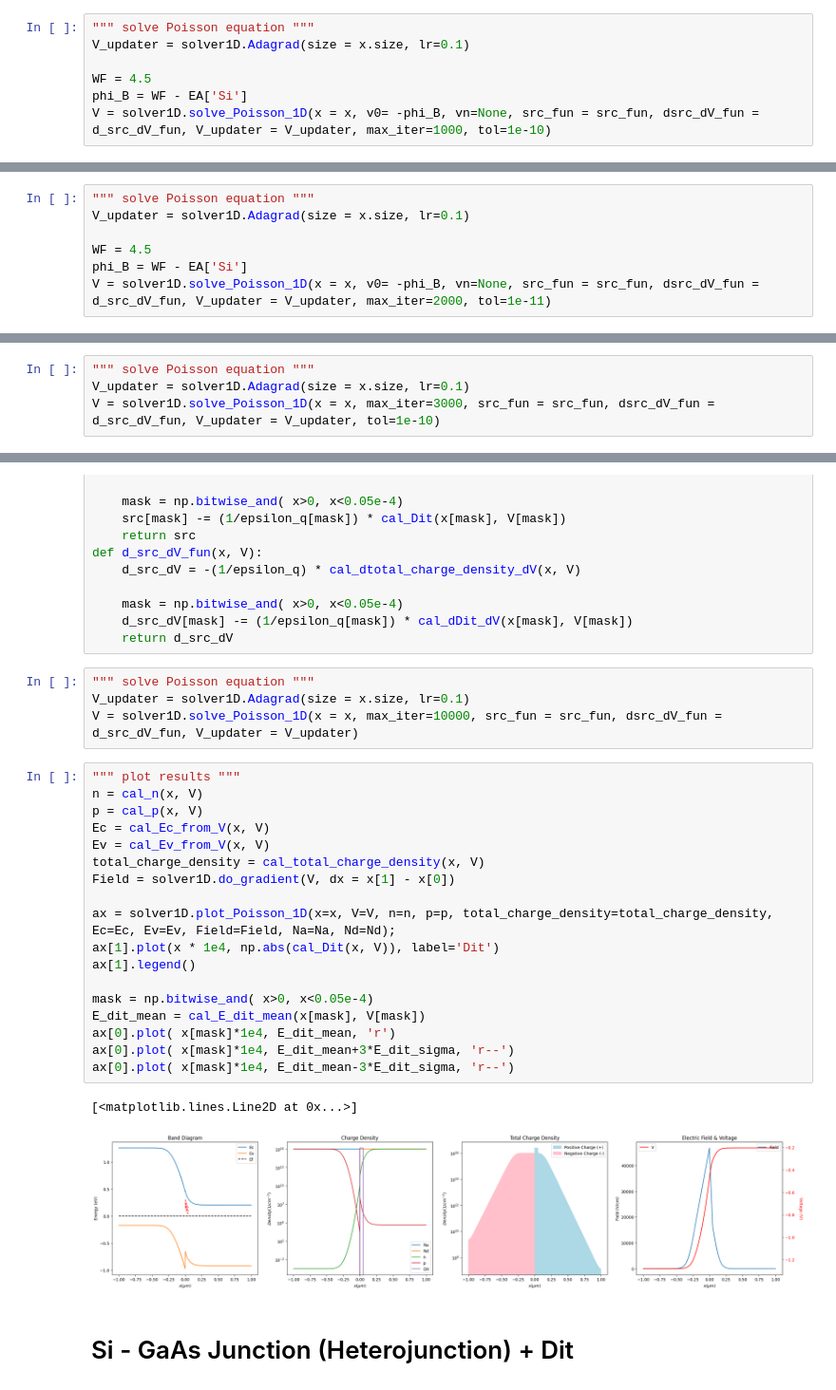
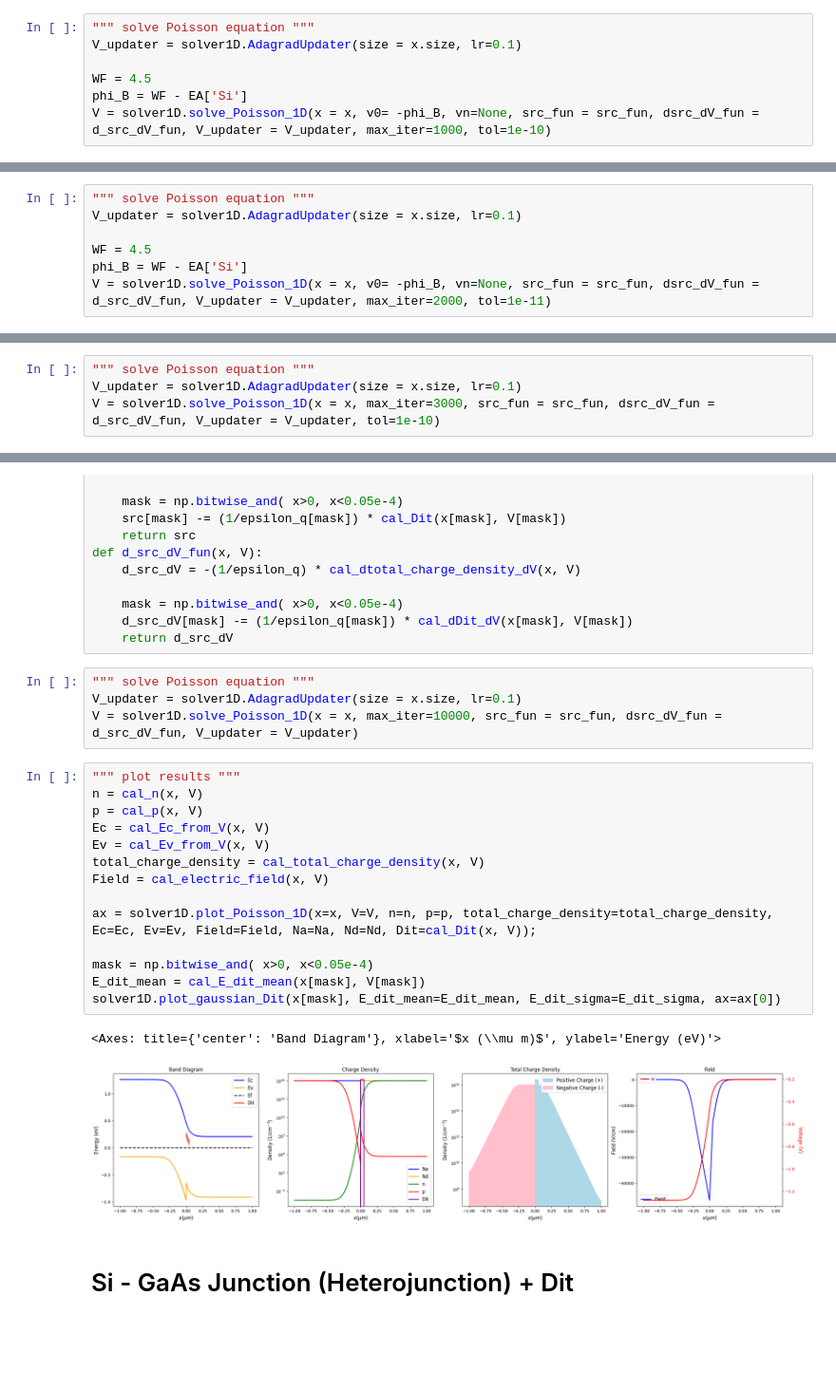
Before and after one commit to d04943016/PoissonSolver, a Jupyter notebook: notebook/test.ipynb, the cells around one changed output, grey strips where cells are left out. Shown at 95% size. Drawn from its saved outputs; the diff is of its cells as text; blank space fills up the shorter version.

```diff
--- a/notebook/test.ipynb
+++ b/notebook/test.ipynb
@@ -594,6 +549,6 @@ plt.yscale('log')
 # %%
 """ solve Poisson equation """
-V_updater = solver1D.Adagrad(size = x.size, lr=0.1)
+V_updater = solver1D.AdagradUpdater(size = x.size, lr=0.1)
 
 WF = 4.5
 phi_B = WF - EA['Si']
@@ -660,6 +610,6 @@ plt.yscale('log')
 # %%
 """ solve Poisson equation """
-V_updater = solver1D.Adagrad(size = x.size, lr=0.1)
+V_updater = solver1D.AdagradUpdater(size = x.size, lr=0.1)
 
 WF = 4.5
 phi_B = WF - EA['Si']
@@ -791,6 +736,6 @@ plt.yscale('log')
 # %%
 """ solve Poisson equation """
-V_updater = solver1D.Adagrad(size = x.size, lr=0.1)
+V_updater = solver1D.AdagradUpdater(size = x.size, lr=0.1)
 V = solver1D.solve_Poisson_1D(x = x, max_iter=3000, src_fun = src_fun, dsrc_dV_fun = d_src_dV_fun, V_updater = V_updater, tol=1e-10)
 # %%
 """ plot results """
@@ -919,29 +860,25 @@ def d_src_dV_fun(x, V):
     return d_src_dV
 # %%
 """ solve Poisson equation """
-V_updater = solver1D.Adagrad(size = x.size, lr=0.1)
+V_updater = solver1D.AdagradUpdater(size = x.size, lr=0.1)
 V = solver1D.solve_Poisson_1D(x = x, max_iter=10000, src_fun = src_fun, dsrc_dV_fun = d_src_dV_fun, V_updater = V_updater)
 # %%
 """ plot results """
 n = cal_n(x, V)
 p = cal_p(x, V)
 Ec = cal_Ec_from_V(x, V)
 Ev = cal_Ev_from_V(x, V)
 total_charge_density = cal_total_charge_density(x, V)
-Field = solver1D.do_gradient(V, dx = x[1] - x[0])
+Field = cal_electric_field(x, V)
 
-ax = solver1D.plot_Poisson_1D(x=x, V=V, n=n, p=p, total_charge_density=total_charge_density, Ec=Ec, Ev=Ev, Field=Field, Na=Na, Nd=Nd);
-ax[1].plot(x * 1e4, np.abs(cal_Dit(x, V)), label='Dit')
-ax[1].legend()
+ax = solver1D.plot_Poisson_1D(x=x, V=V, n=n, p=p, total_charge_density=total_charge_density, Ec=Ec, Ev=Ev, Field=Field, Na=Na, Nd=Nd, Dit=cal_Dit(x, V));
 
 mask = np.bitwise_and( x>0, x<0.05e-4)
 E_dit_mean = cal_E_dit_mean(x[mask], V[mask])
-ax[0].plot( x[mask]*1e4, E_dit_mean, 'r')
-ax[0].plot( x[mask]*1e4, E_dit_mean+3*E_dit_sigma, 'r--')
-ax[0].plot( x[mask]*1e4, E_dit_mean-3*E_dit_sigma, 'r--')
+solver1D.plot_gaussian_Dit(x[mask], E_dit_mean=E_dit_mean, E_dit_sigma=E_dit_sigma, ax=ax[0])
 # %% [output]
-[<matplotlib.lines.Line2D at 0x...>]
+<Axes: title={'center': 'Band Diagram'}, xlabel='$x (\\mu m)$', ylabel='Energy (eV)'>
-[figure, old version]
+[figure, new version]
 # %% [markdown]
 # Si - GaAs Junction (Heterojunction) + Dit
 # %%
```
Also changed, not shown: parts of 48 cells of this notebook, 2 other files.
